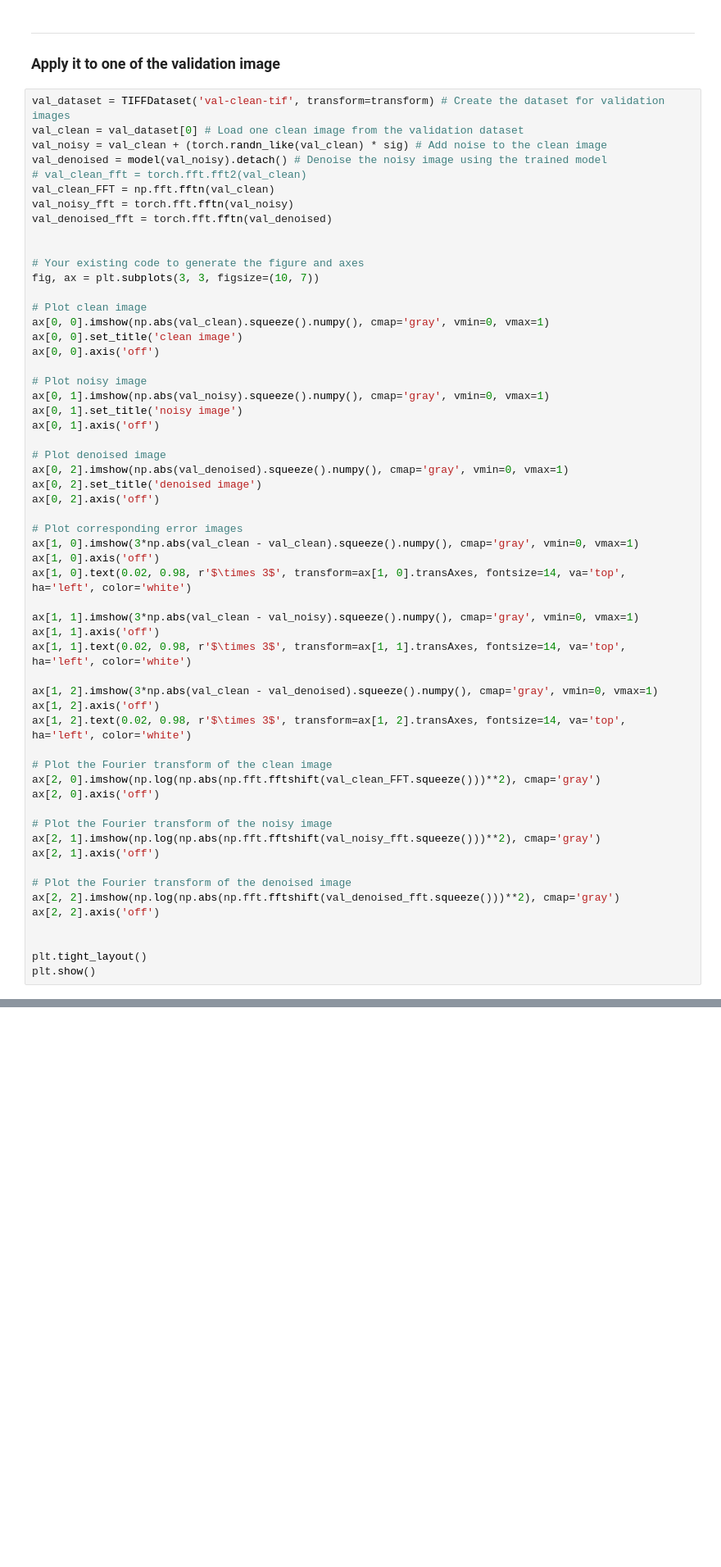
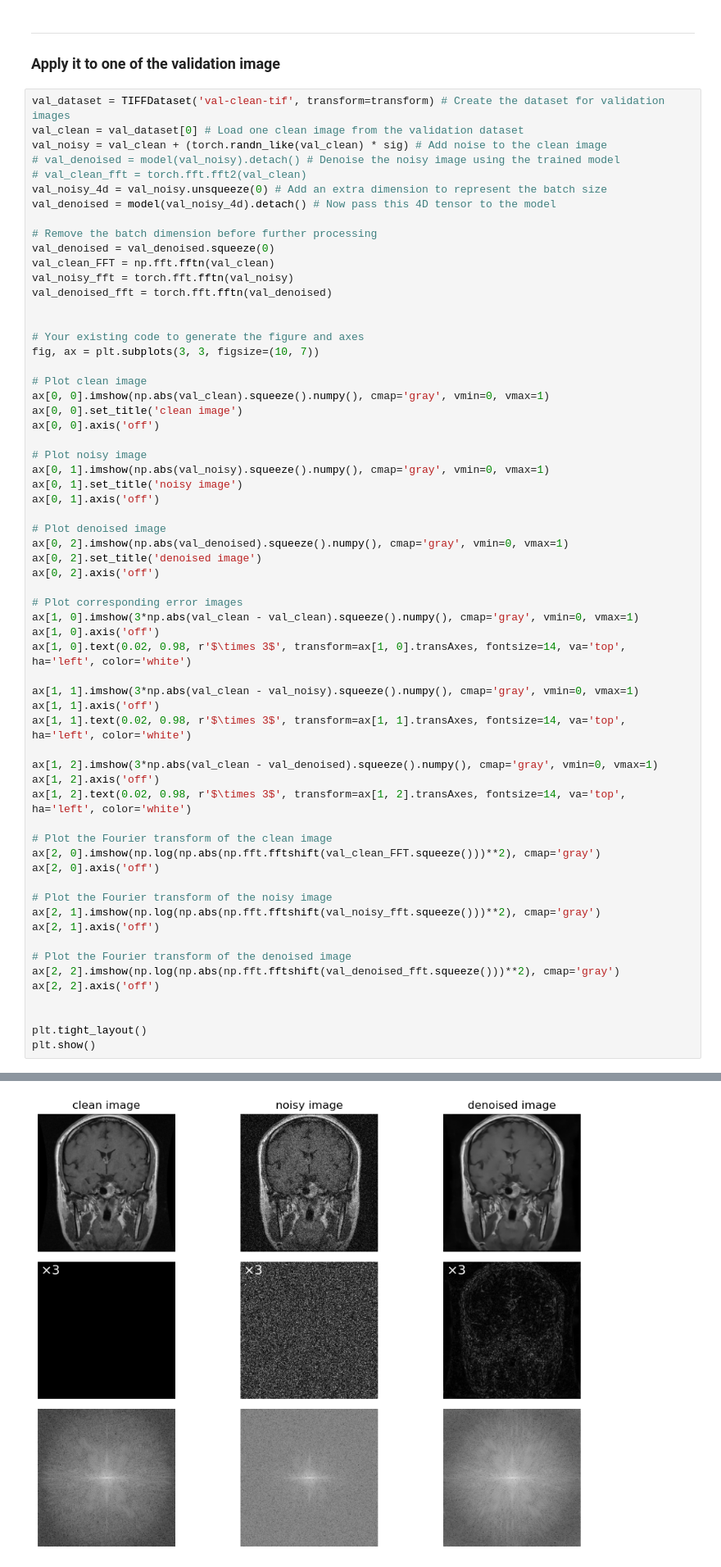
Before and after one commit to gwherb/Final-Project-Group-Work-5710, a Jupyter notebook: starter_code.ipynb, the cells around one changed output, grey strips where cells are left out. Shown at 82% size. Cells and saved outputs as stored; diff of their text form; blank space fills up the shorter version.

```diff
--- a/starter_code.ipynb
+++ b/starter_code.ipynb
@@ -344,8 +348,13 @@ ___
 val_dataset = TIFFDataset('val-clean-tif', transform=transform) # Create the dataset for validation images
 val_clean = val_dataset[0] # Load one clean image from the validation dataset
 val_noisy = val_clean + (torch.randn_like(val_clean) * sig) # Add noise to the clean image
-val_denoised = model(val_noisy).detach() # Denoise the noisy image using the trained model
+# val_denoised = model(val_noisy).detach() # Denoise the noisy image using the trained model
 # val_clean_fft = torch.fft.fft2(val_clean)
+val_noisy_4d = val_noisy.unsqueeze(0) # Add an extra dimension to represent the batch size
+val_denoised = model(val_noisy_4d).detach() # Now pass this 4D tensor to the model
+
+# Remove the batch dimension before further processing
+val_denoised = val_denoised.squeeze(0)
 val_clean_FFT = np.fft.fftn(val_clean)
 val_noisy_fft = torch.fft.fftn(val_noisy)
 val_denoised_fft = torch.fft.fftn(val_denoised)
@@ -403,3 +410,4 @@ NameError: name 'sig' is not defined
+[figure, added]
 # %%
 # define NMSE loss
 def nmse_loss(output, target):
```
Also changed, not shown: parts of 4 cells of this notebook.
